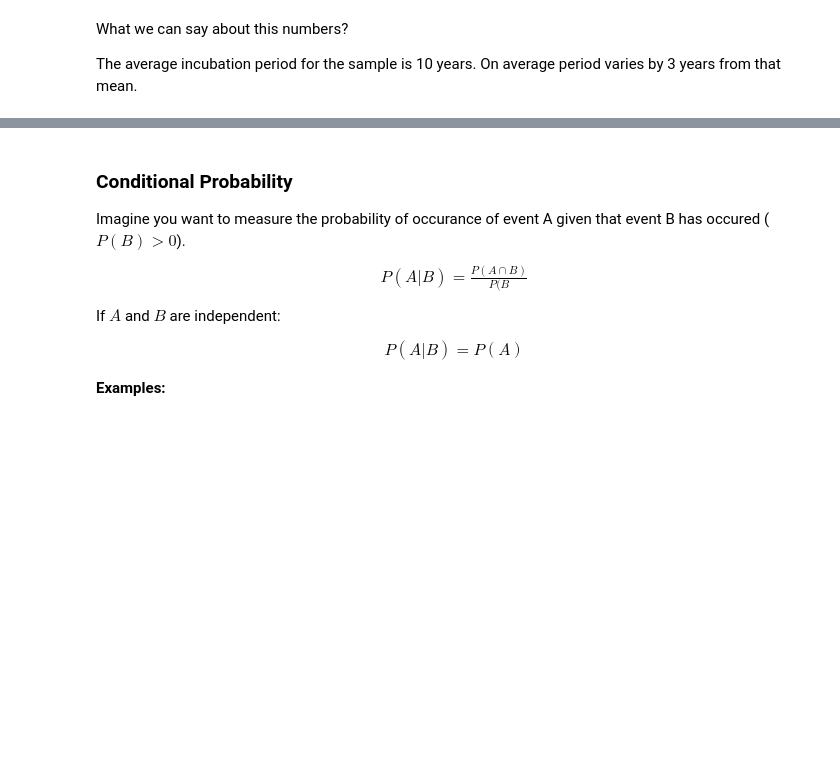
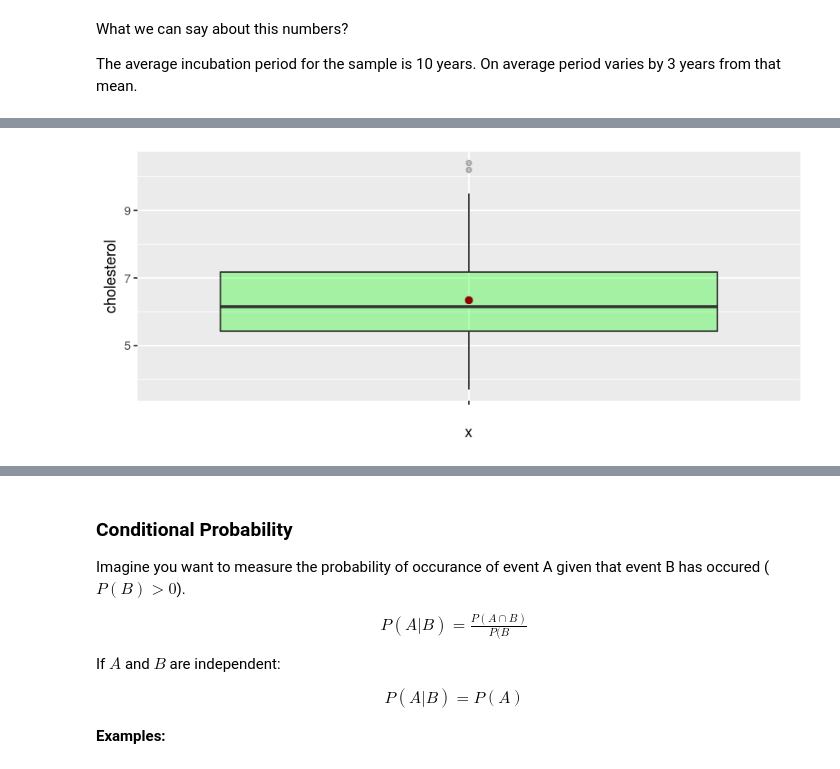
Before and after one commit to ahmetgunduz/biostatistics-in-r, a Jupyter notebook: biostatistics_pt1.ipynb, the cells around one changed output, grey strips where cells are left out. Cells and saved outputs as stored; diff of their text form; code cells hidden in the pictures; blank space fills up the shorter version.

```diff
--- a/biostatistics_pt1.ipynb
+++ b/biostatistics_pt1.ipynb
@@ -273,0 +346,6 @@ The average incubation period for the sample is 10 years. On average period vari
+# %%
+ggplot(df, aes(x = "", y = cholesterol)) +
+    geom_boxplot(fill = "green", alpha = 0.3) +
+    stat_summary(fun.y=mean, colour="darkred", geom="point", size=2) #red dot for the mean
+# %% [output]
+[figure, added]
```
Also changed, not shown: parts of 13 cells of this notebook.
